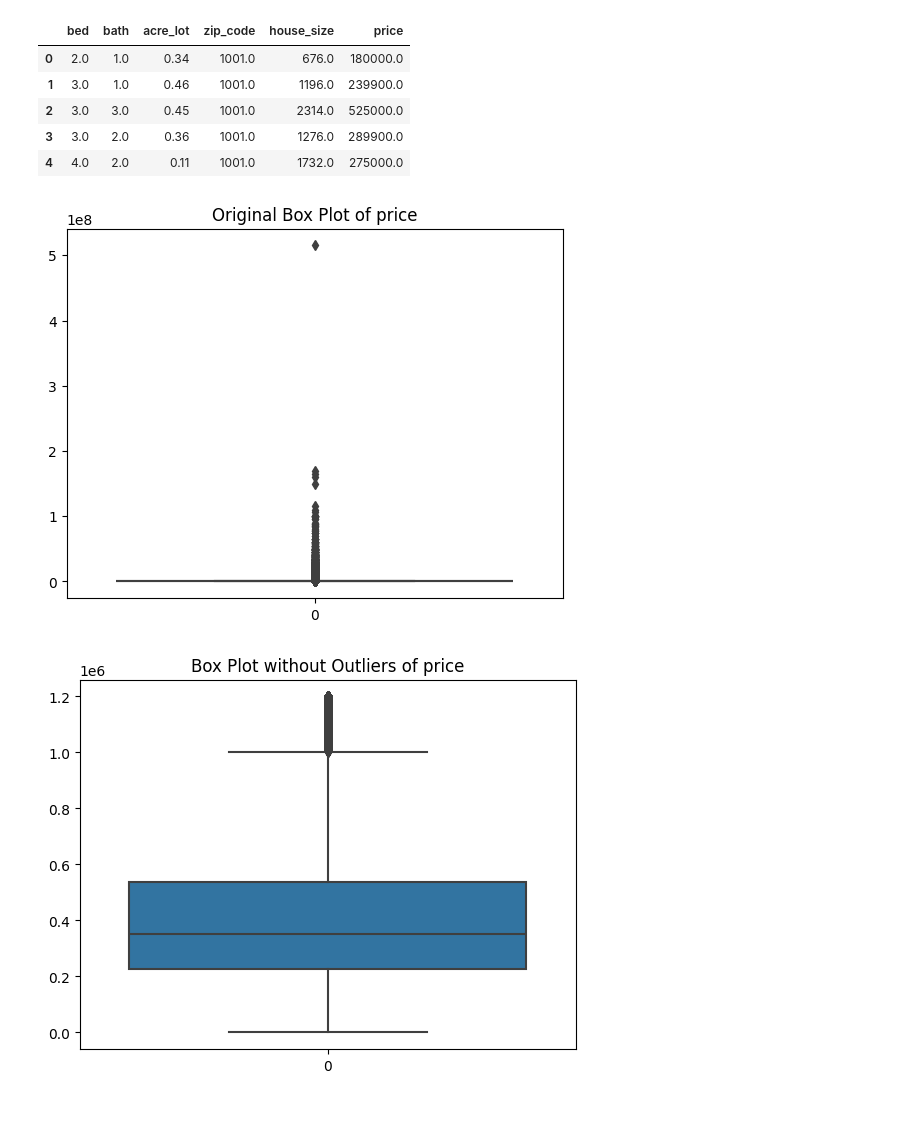
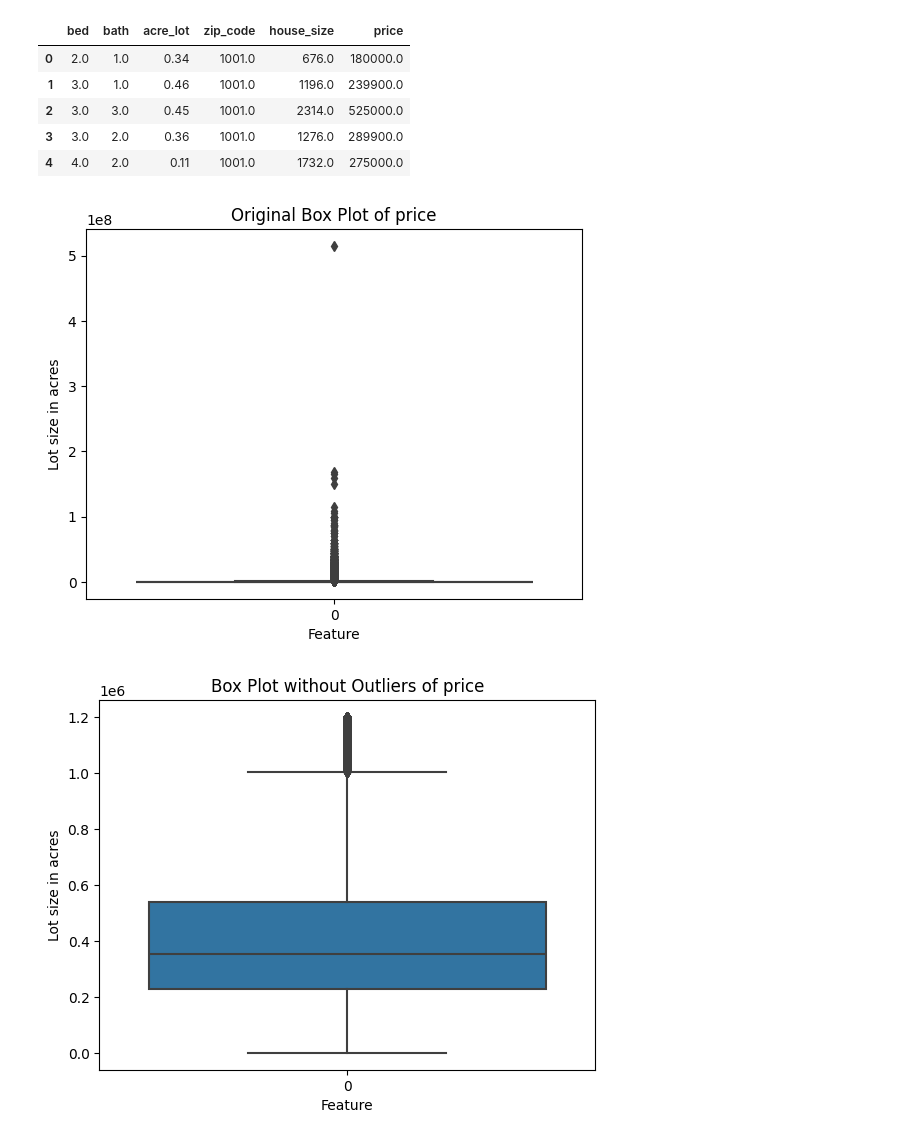
Before and after one commit to zwblank/Project_4, a Jupyter notebook: finding_outliers.ipynb, the cells around one changed output. Saved outputs shown, nothing was run; the diff lists cells and outputs as text; code cells hidden in the pictures; blank space fills up the shorter version.

```diff
--- a/finding_outliers.ipynb
+++ b/finding_outliers.ipynb
@@ -67,24 +67,28 @@ df.head()
 # %%
 # function to show box-and-whisker plot before and after outlier removal
 def removal_box_plot(df, column, threshold):
     sns.boxplot(df[column])
     plt.title(f'Original Box Plot of {column}')
+    plt.xlabel('Feature')
+    plt.ylabel('Lot size in acres')
     plt.show()
 
     removed_outliers = df[df[column] <= threshold]
 
     sns.boxplot(removed_outliers[column])
     plt.title(f'Box Plot without Outliers of {column}')
+    plt.xlabel('Feature')
+    plt.ylabel('Lot size in acres')
     plt.show()
     return removed_outliers
 
 
 threshold_value = 1200000
 
 no_outliers = removal_box_plot(df, 'price', threshold_value)
 # %% [output]
-[figure, old version]
+[figure, new version]
-[figure, old version]
+[figure, new version]
 # %%
 threshold_value = 6
 
```
Also changed, not shown: parts of 5 cells of this notebook, 5 other files.
